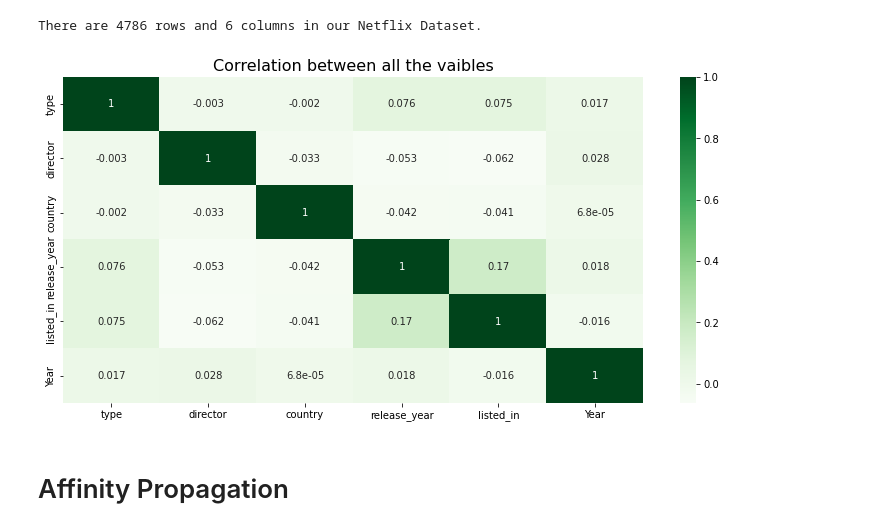
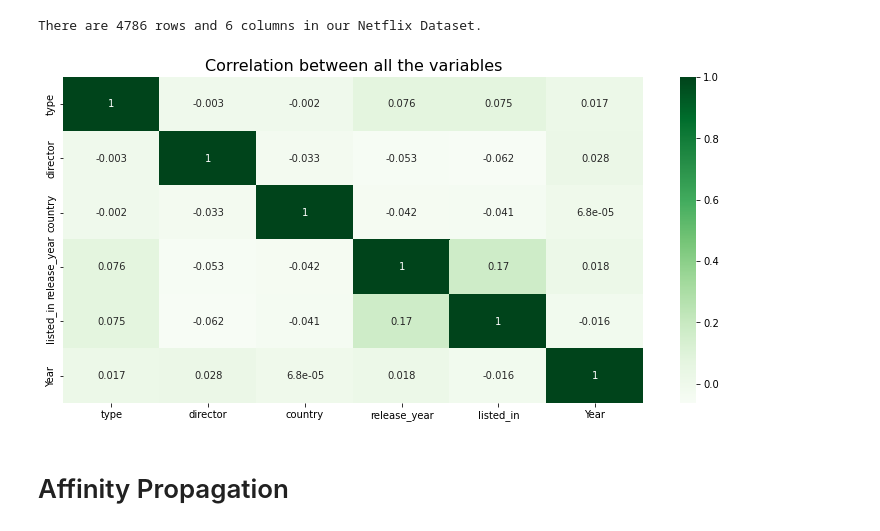
Before and after one commit to amrita-sarkar1/Netflix-Movies-and-TV-Shows-Clustering, a Jupyter notebook: Netflix_Movies_and_TV_Shows_Clustering.ipynb, the cells around one changed output. Cells and saved outputs as stored; diff of their text form; code cells hidden in the pictures.

```diff
--- a/Netflix_Movies_and_TV_Shows_Clustering.ipynb
+++ b/Netflix_Movies_and_TV_Shows_Clustering.ipynb
@@ -768,11 +791,11 @@ There are 4786 rows and 6 columns in our Netflix Dataset.
 # %%
 #visualization of the correlation in the heatmap
 plt.figure(figsize=(13, 6))
 sns.heatmap(netflix.corr(), annot = True, cmap = 'Greens')
-plt.title('Correlation between all the vaibles', size=16)
+plt.title('Correlation between all the variables', size=16)
 plt.show()
 # %% [output]
-[figure, old version]
+[figure, new version]
 # %%
 import matplotlib.cm as cm
 from sklearn.preprocessing import StandardScaler
```
Also changed, not shown: parts of 14 cells of this notebook.
